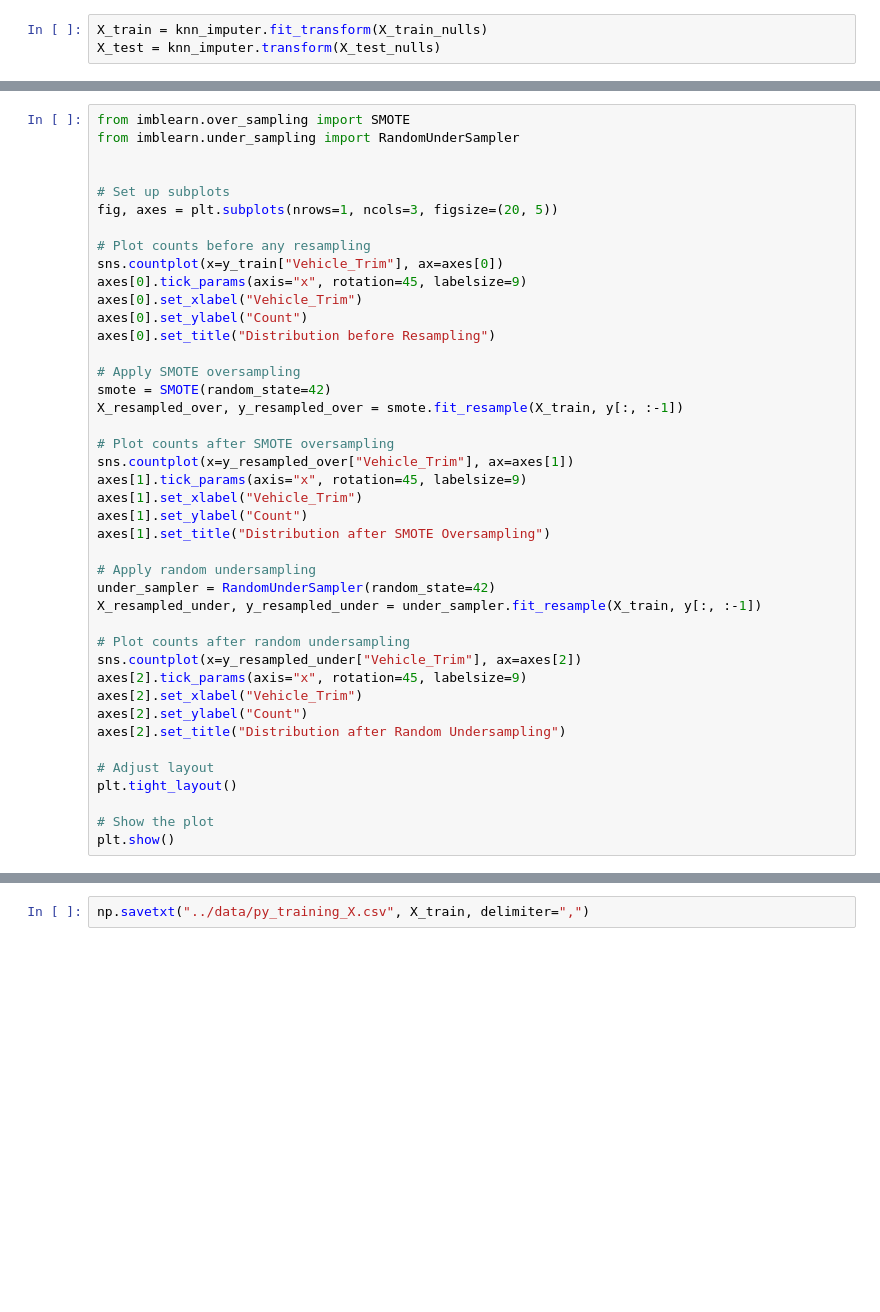
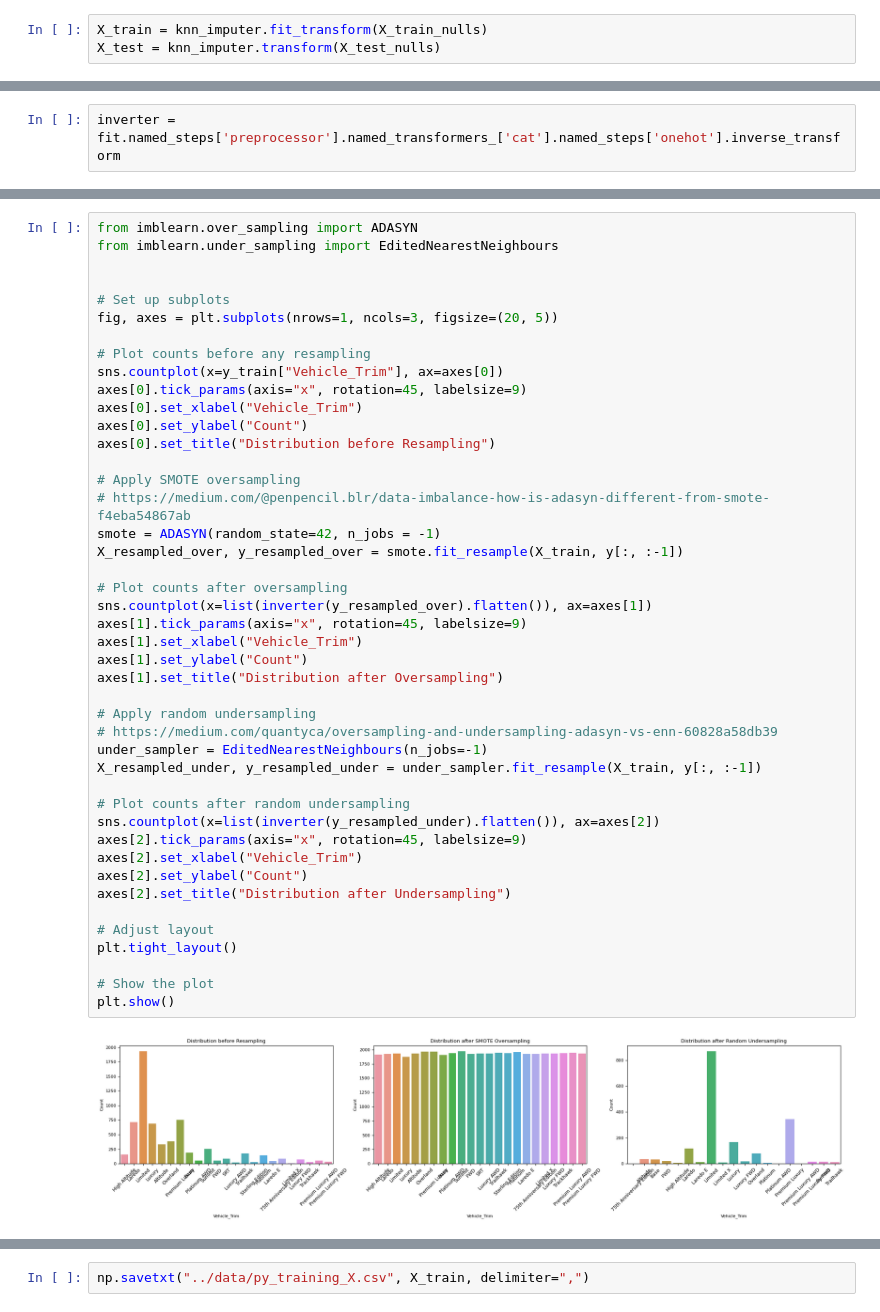
Before and after one commit to gcalbertini/boing, a Jupyter notebook: src/imputationEDA.ipynb, the cells around one changed output, grey strips where cells are left out. Saved outputs shown, nothing was run; the diff lists cells and outputs as text; blank space fills up the shorter version.

```diff
--- a/src/imputationEDA.ipynb
+++ b/src/imputationEDA.ipynb
@@ -1374,0 +1596,2 @@ np.isnan(X_train).any(), np.isnan(y).any(), np.isnan(X_test).any()
+# %%
+inverter = fit.named_steps['preprocessor'].named_transformers_['cat'].named_steps['onehot'].inverse_transform
@@ -1375,42 +1615,46 @@ np.isnan(X_train).any(), np.isnan(y).any(), np.isnan(X_test).any()
 # %%
-from imblearn.over_sampling import SMOTE
-from imblearn.under_sampling import RandomUnderSampler
+from imblearn.over_sampling import ADASYN
+from imblearn.under_sampling import EditedNearestNeighbours
 
 
 # Set up subplots
 fig, axes = plt.subplots(nrows=1, ncols=3, figsize=(20, 5))
 
 # Plot counts before any resampling
 sns.countplot(x=y_train["Vehicle_Trim"], ax=axes[0])
 axes[0].tick_params(axis="x", rotation=45, labelsize=9)
 axes[0].set_xlabel("Vehicle_Trim")
 axes[0].set_ylabel("Count")
 axes[0].set_title("Distribution before Resampling")
 
 # Apply SMOTE oversampling
-smote = SMOTE(random_state=42)
+# https://medium.com/@penpencil.blr/data-imbalance-how-is-adasyn-different-from-smote-f4eba54867ab
+smote = ADASYN(random_state=42, n_jobs = -1)
 X_resampled_over, y_resampled_over = smote.fit_resample(X_train, y[:, :-1])
 
-# Plot counts after SMOTE oversampling
-sns.countplot(x=y_resampled_over["Vehicle_Trim"], ax=axes[1])
+# Plot counts after oversampling
+sns.countplot(x=list(inverter(y_resampled_over).flatten()), ax=axes[1])
 axes[1].tick_params(axis="x", rotation=45, labelsize=9)
 axes[1].set_xlabel("Vehicle_Trim")
 axes[1].set_ylabel("Count")
-axes[1].set_title("Distribution after SMOTE Oversampling")
+axes[1].set_title("Distribution after Oversampling")
 
 # Apply random undersampling
-under_sampler = RandomUnderSampler(random_state=42)
+# https://medium.com/quantyca/oversampling-and-undersampling-adasyn-vs-enn-60828a58db39
+under_sampler = EditedNearestNeighbours(n_jobs=-1)
 X_resampled_under, y_resampled_under = under_sampler.fit_resample(X_train, y[:, :-1])
 
 # Plot counts after random undersampling
-sns.countplot(x=y_resampled_under["Vehicle_Trim"], ax=axes[2])
+sns.countplot(x=list(inverter(y_resampled_under).flatten()), ax=axes[2])
 axes[2].tick_params(axis="x", rotation=45, labelsize=9)
 axes[2].set_xlabel("Vehicle_Trim")
 axes[2].set_ylabel("Count")
-axes[2].set_title("Distribution after Random Undersampling")
+axes[2].set_title("Distribution after Undersampling")
 
 # Adjust layout
 plt.tight_layout()
 
 # Show the plot
 plt.show()
+# %% [output]
+[figure, added]
```
Also changed, not shown: parts of 35 cells of this notebook, 3 other files.
